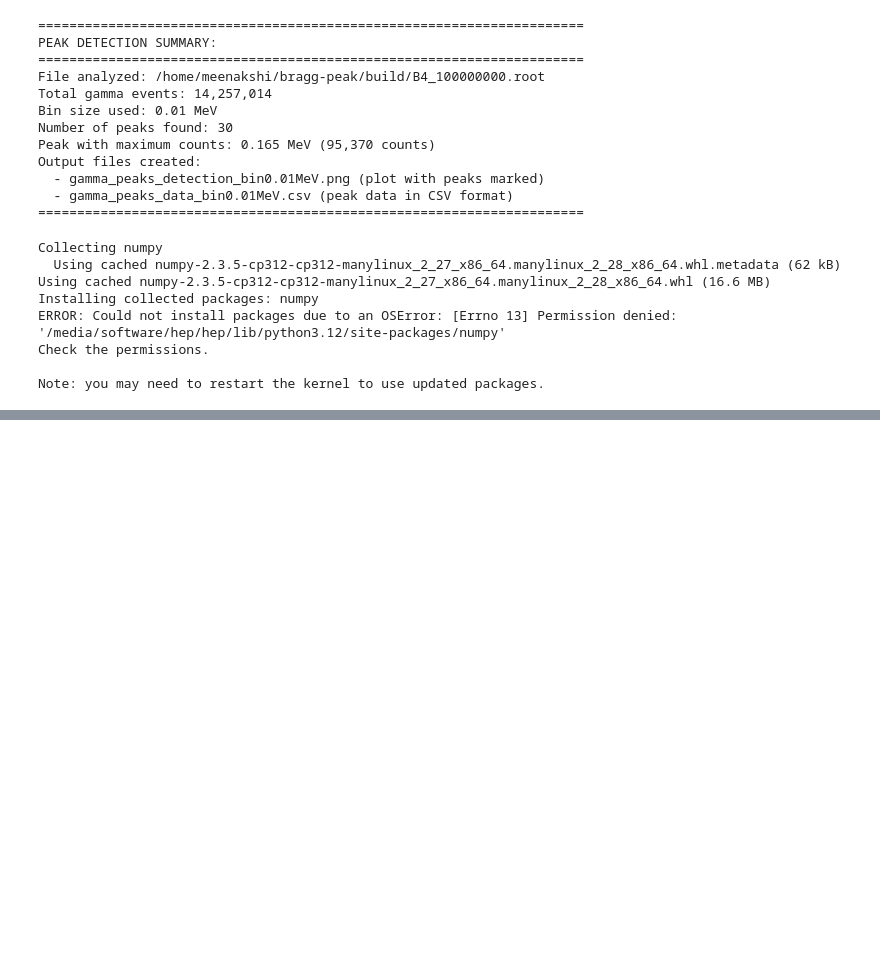
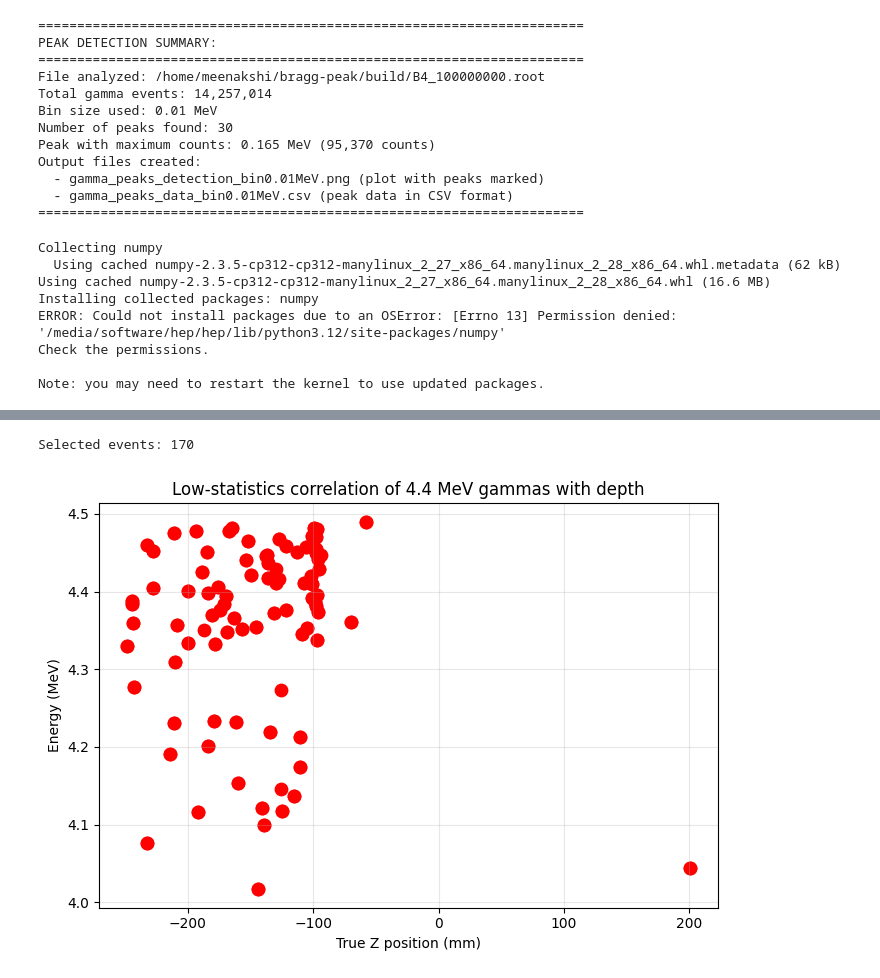
Before and after one commit to Meenakshi1609/prompt-gamma-analysis, a Jupyter notebook: analysis_1.ipynb, the cells around one changed output, grey strips where cells are left out. Drawn from its saved outputs; the diff is of its cells as text; code cells hidden in the pictures; blank space fills up the shorter version.

```diff
--- a/analysis_1.ipynb
+++ b/analysis_1.ipynb
@@ -1227,0 +1871,53 @@ if __name__ == "__main__":
+# %%
+import pandas as pd
+import matplotlib.pyplot as plt
+
+CSV_FILE = "/home/meenakshi/bragg-peak/build/detector_hits_100000.csv"
+
+TRUE_ENERGY_COL = 11
+TRUE_Z_COL = 10
+
+E_MIN = 4.0
+E_MAX = 4.5
+
+energies = []
+z_true = []
+
+with open(CSV_FILE, "r") as f:
+    lines = f.readlines()
+
+for line in lines[1:]:
+    parts = [p.strip() for p in line.split(",")]
+    try:
+        E = float(parts[TRUE_ENERGY_COL])
+        Z = float(parts[TRUE_Z_COL])
+
+        if E_MIN <= E <= E_MAX:
+            energies.append(E)
+            z_true.append(Z)
+
+    except:
+        continue
+
+print(f"Selected events: {len(z_true)}")
+
+# Scatter plot (better for low statistics)
+plt.figure(figsize=(7, 5))
+
+plt.scatter(
+    z_true,
+    energies,
+    color="red",
+    s=80
+)
+
+plt.xlabel("True Z position (mm)")
+plt.ylabel("Energy (MeV)")
+plt.title("Low-statistics correlation of 4.4 MeV gammas with depth")
+plt.grid(alpha=0.3)
+
+plt.tight_layout()
+plt.show()
+# %% [output]
+Selected events: 170
+[figure, added]
```
Also changed, not shown: parts of 66 cells of this notebook, 11 other files.
